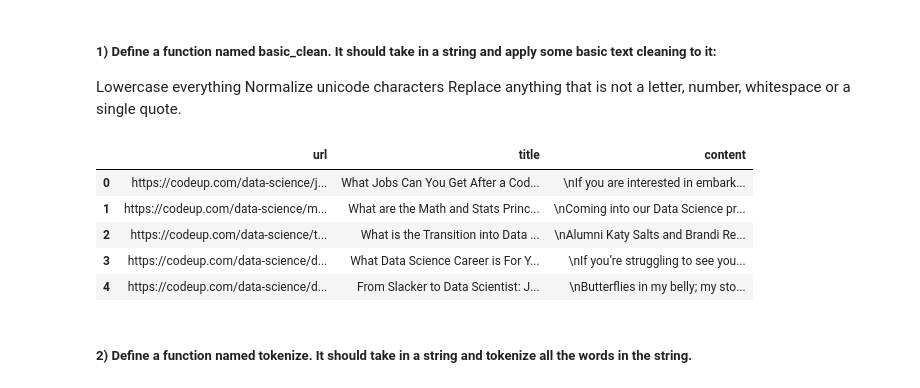
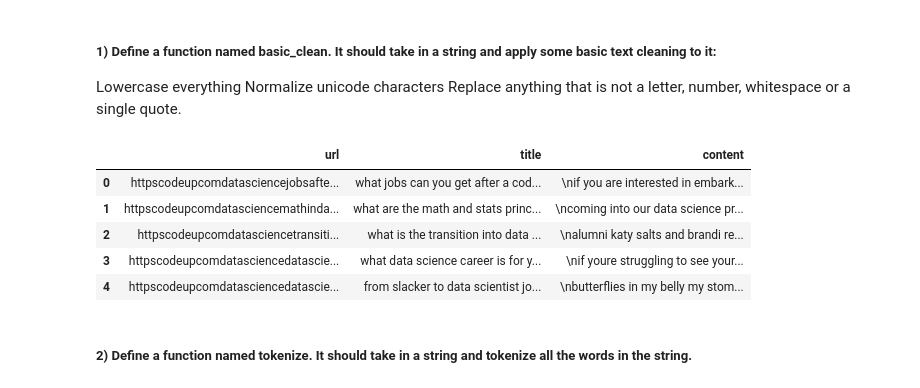
Before and after one commit to Cayt-Schlichting/natural-language-processing-exercises, a Jupyter notebook: prepare_workbook.ipynb, the cells around one changed output. Saved outputs shown, nothing was run; the diff lists cells and outputs as text; code cells hidden in the pictures.

```diff
--- a/prepare_workbook.ipynb
+++ b/prepare_workbook.ipynb
@@ -89,18 +89,18 @@ def basic_clean(words):
     #Normalize unicode
     words = unicodedata.normalize('NFKD',words).encode('ascii','ignore').decode('utf-8','ignore')
     #remove special characters
-    words = re.sub(r"[^a-z0-9\'\s]",'',words)
+    words = re.sub(r"[^a-z0-9'\s]",'',words)
     return words
 # %%
-blogs.applymap(basic_clean)
+blogs = blogs.applymap(basic_clean)
 blogs
 # %% [output]
 |  | url | title | content |
-| 0 | https://codeup.com/data-science/j... | What Jobs Can You Get After a Cod... | \nIf you are interested in embark... |
-| 1 | https://codeup.com/data-science/m... | What are the Math and Stats Princ... | \nComing into our Data Science pr... |
-| 2 | https://codeup.com/data-science/t... | What is the Transition into Data ... | \nAlumni Katy Salts and Brandi Re... |
-| 3 | https://codeup.com/data-science/d... | What Data Science Career is For Y... | \nIf you’re struggling to see you... |
-| 4 | https://codeup.com/data-science/d... | From Slacker to Data Scientist: J... | \nButterflies in my belly; my sto... |
+| 0 | httpscodeupcomdatasciencejobsafte... | what jobs can you get after a cod... | \nif you are interested in embark... |
+| 1 | httpscodeupcomdatasciencemathinda... | what are the math and stats princ... | \ncoming into our data science pr... |
+| 2 | httpscodeupcomdatasciencetransiti... | what is the transition into data ... | \nalumni katy salts and brandi re... |
+| 3 | httpscodeupcomdatasciencedatascie... | what data science career is for y... | \nif youre struggling to see your... |
+| 4 | httpscodeupcomdatasciencedatascie... | from slacker to data scientist jo... | \nbutterflies in my belly my stom... |
 # %%
 #WORKS when applied to individual cell
 # unicodedata.normalize('NFKD',blogs['content'][4])
```
Also changed, not shown: parts of 22 cells of this notebook.
